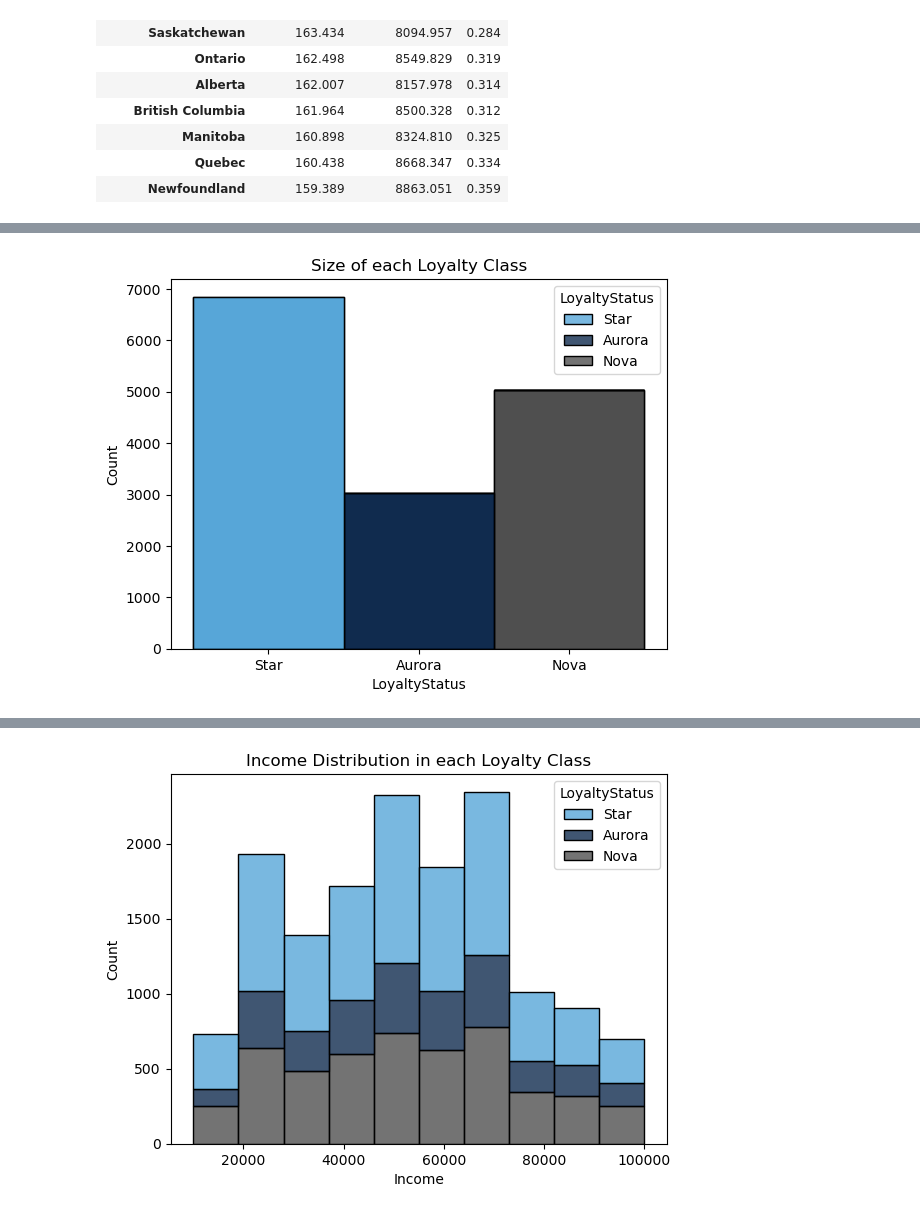
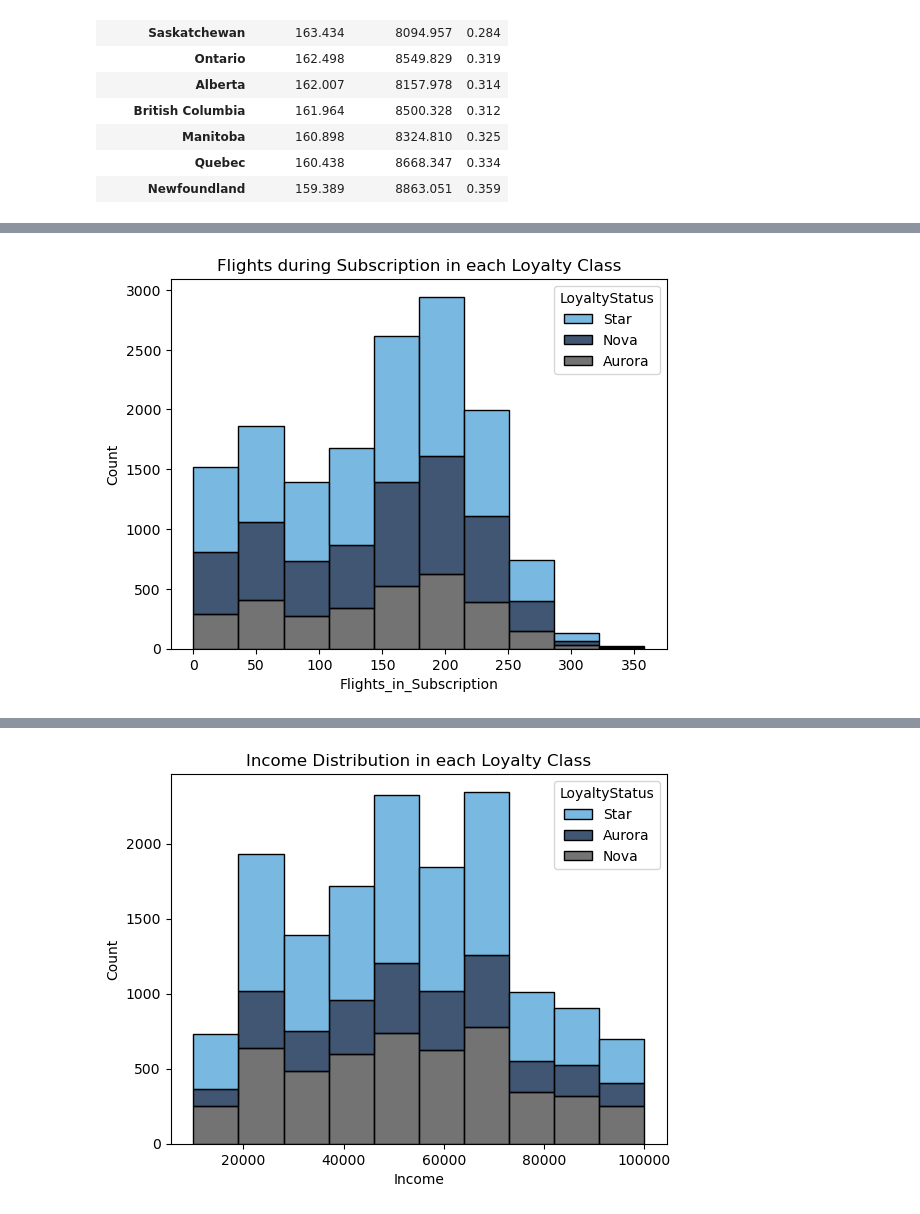
Before and after one commit to LiberoBiagi/DM_Nova_IMS_25-26, a Jupyter notebook: data_mining.ipynb, the cells around one changed output, grey strips where cells are left out. Drawn from its saved outputs; the diff is of its cells as text; code cells hidden in the pictures.

Commit message:
Added Visualizations for the poster

```diff
--- a/data_mining.ipynb
+++ b/data_mining.ipynb
@@ -1095,0 +1038,21 @@ df_customer_copy.head(5)
+# %%
+
+custom_order = ["Star", "Nova", "Aurora"]
+
+# Convert to categorical with custom order
+df_customer_copy["LoyaltyStatus"] = pd.Categorical(
+    df_customer_copy["LoyaltyStatus"],
+    categories=custom_order,
+    ordered=True
+)
+
+# Now plot
+ax = sns.countplot(data=df_customer_copy, x="LoyaltyStatus", hue="LoyaltyStatus",
+              order=custom_order, hue_order=custom_order)
+
+# Add count labels on top of bars
+for container in ax.containers:
+    ax.bar_label(container, fmt='%d')
+
+plt.title("Size of each Loyalty Class")
+plt.show()
@@ -1096,8 +1061,12 @@ df_customer_copy.head(5)
 # %%
-# TODO Would be nice to have the Loayalty Status as categorical variables in the right order
-custom_order = ["Star", "Nova", "Aurora"]
-sns.histplot(df_customer_copy, x = "LoyaltyStatus", hue = "LoyaltyStatus", bins=10, multiple="stack")
-plt.title("Size of each Loyalty Class")
+
+#my_palette = sns.color_palette(palette)
+
+
+ax = sns.histplot(df_customer_copy, x = "Flights_in_Subscription", hue = "LoyaltyStatus", bins=10, multiple="stack")
+
+
+plt.title("Flights during Subscription in each Loyalty Class")
 plt.show()
 # %% [output]
-[figure, old version]
+[figure, new version]
```
Also changed, not shown: parts of 16 cells of this notebook.
